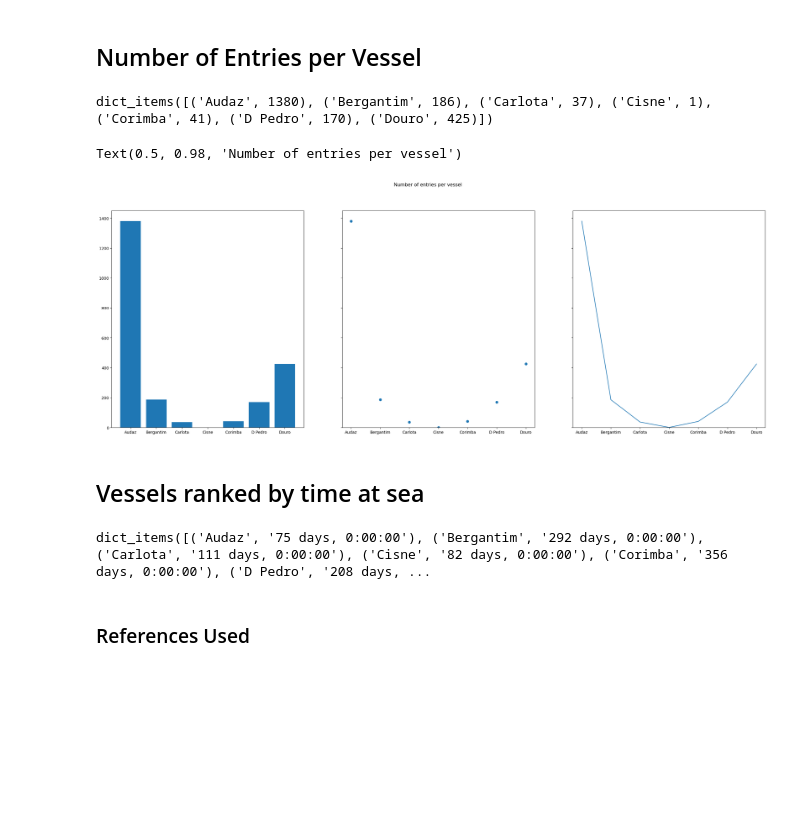
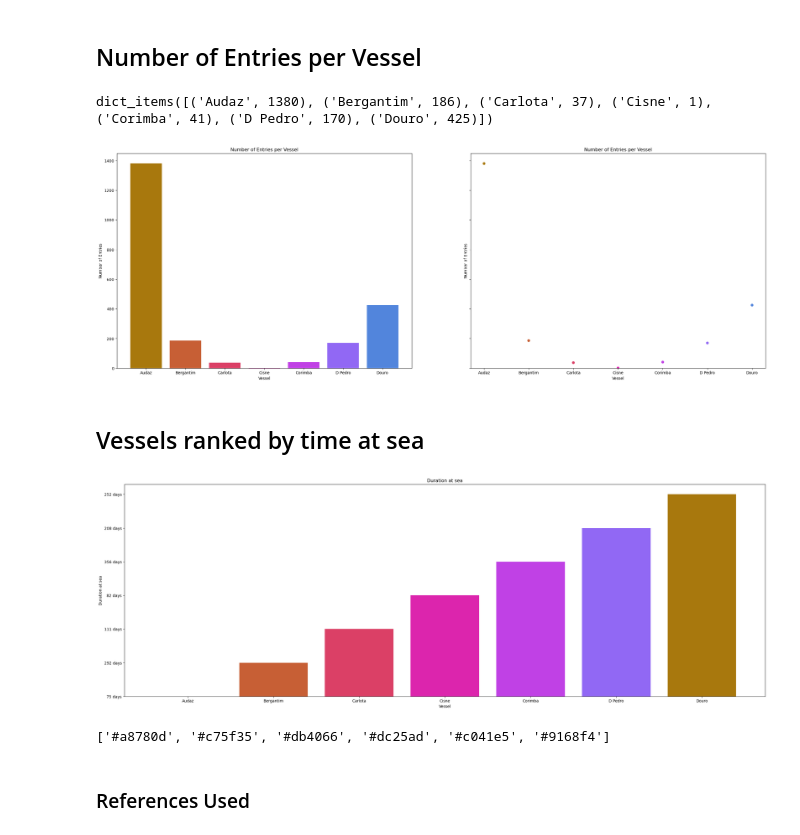
Before and after one commit to livia-freitas/SSF-2024-logbooks, a Jupyter notebook: processing_and_figures.ipynb, the cells around one changed output. Drawn from its saved outputs; the diff is of its cells as text; code cells hidden in the pictures; blank space fills up the shorter version.

Commit message:
Added cmocean colorings to the two new graphs

```diff
--- a/processing_and_figures.ipynb
+++ b/processing_and_figures.ipynb
@@ -631,28 +636,33 @@ Text(0.5, 1.0, 'Number of Entries per Year - June 20 2024 dataset')
 # %%
 entries_dict = {}
 entries = df["Vessel"]
 
 for entry in sorted(entries.unique()): # Get the name of each unique vessel
     work = df[df["Vessel"] == entry] # One by one get the number of corresponding entries
     n_entries = len(work)
     entries_dict.update({entry : n_entries}) # Add keys (names) and values (number of entries) to the dictionary
 
 print(entries_dict.items())
 
 names = list(entries_dict.keys())
 values = list(entries_dict.values())
+mycmap = cmocean.cm.phase
+color_list = [mcolors.rgb2hex(mycmap(i)) for i in range(mycmap.N) if i % 24 == 0]
 
-fig, axs = plt.subplots(1, 3, figsize=(30, 10), sharey=True)
-axs[0].bar(names, values)
-axs[1].scatter(names, values)
-axs[2].plot(names, values)
-fig.suptitle('Number of entries per vessel')
+fig, axs = plt.subplots(1, 2, figsize=(30, 10), sharey=True)
+axs[0].bar(names, values, color=color_list[:7])
+axs[1].scatter(names, values, color=color_list[:7])
 
+axs[0].set(xlabel='Vessel', ylabel='Number of Entries',
+       title='Number of Entries per Vessel')
+axs[1].set(xlabel='Vessel', ylabel='Number of Entries',
+       title='Number of Entries per Vessel')
+
+plt.show()
 # Reference: https://matplotlib.org/stable/gallery/lines_bars_and_markers/categorical_variables.html#sphx-glr-gallery-lines-bars-and-markers-categorical-variables-py
 # %% [output]
 dict_items([('Audaz', 1380), ('Bergantim', 186), ('Carlota', 37), ('Cisne', 1), ('Corimba', 41), ('D Pedro', 170), ('Douro', 425)])
-Text(0.5, 0.98, 'Number of entries per vessel')
-[figure, old version]
+[figure, new version]
 # %% [markdown]
 ## Vessels ranked by time at sea
 # %%
@@ -668,12 +678,36 @@ for ship in sorted(ships.unique()): # Get the name of each unique vessel
     end = dt.date.fromisoformat(vessel["Log Book End"])
     td_duration = end - start
     str_duration = str(td_duration)
+    lst = str_duration.split(",")
+    duration = lst[0]
     test += 1
-    ships_dict.update({ship : str_duration})
+    ships_dict.update({ship : duration})
 
-print(ships_dict.items())
+
+names = list(ships_dict.keys())
+values = list(ships_dict.values())
+
+fig, ax = plt.subplots(1, 1, figsize=(30, 10), sharey=True)
+mycmap = cmocean.cm.phase
+color_list = [mcolors.rgb2hex(mycmap(i)) for i in range(mycmap.N) if i % 24 == 0]
+
+# scale data
+int_value = []
+for value in values:
+    lst = str_duration.split(" ")
+    integer = lst[0]
+    int_value.append(int(integer))
+
+#my_cmap = matplotlib.colors.LinearSegmentedColormap('my_colormap',color_dict)
+ax.bar(names, values,  color=color_list[:6])
+ax.set(xlabel='Vessel', ylabel='Duration at sea',
+       title='Duration at sea')
+
+plt.show()
+print(color_list[:6])
 # %% [output]
+[figure, added]
-dict_items([('Audaz', '75 days, 0:00:00'), ('Bergantim', '292 days, 0:00:00'), ('Carlota', '111 days, 0:00:00'), ('Cisne', '82 days, 0:00:00'), ('Corimba', '356 days, 0:00:00'), ('D Pedro', '208 days, ...
+['#a8780d', '#c75f35', '#db4066', '#dc25ad', '#c041e5', '#9168f4']
 # %% [markdown]
 ### References Used
 # %% [markdown]
```
Also changed, not shown: parts of 2 cells of this notebook.
